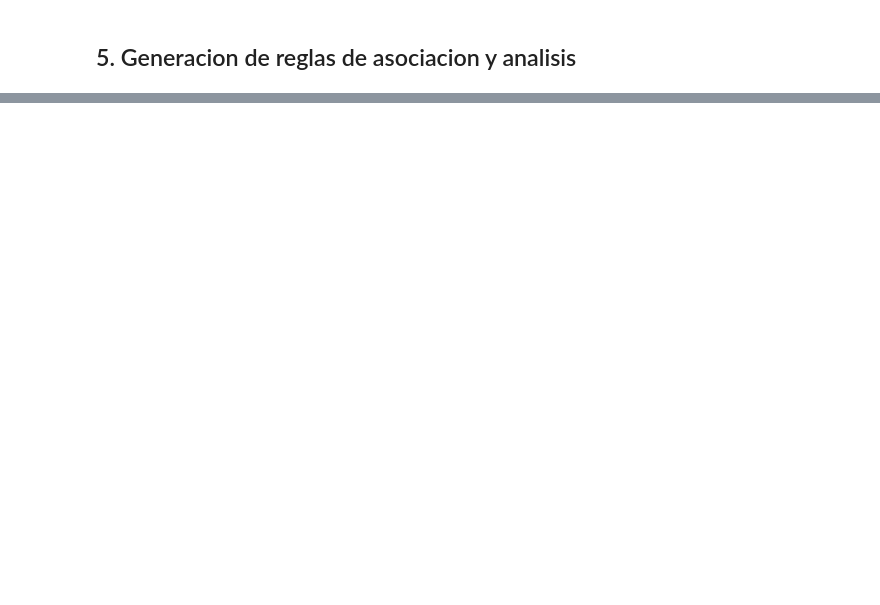
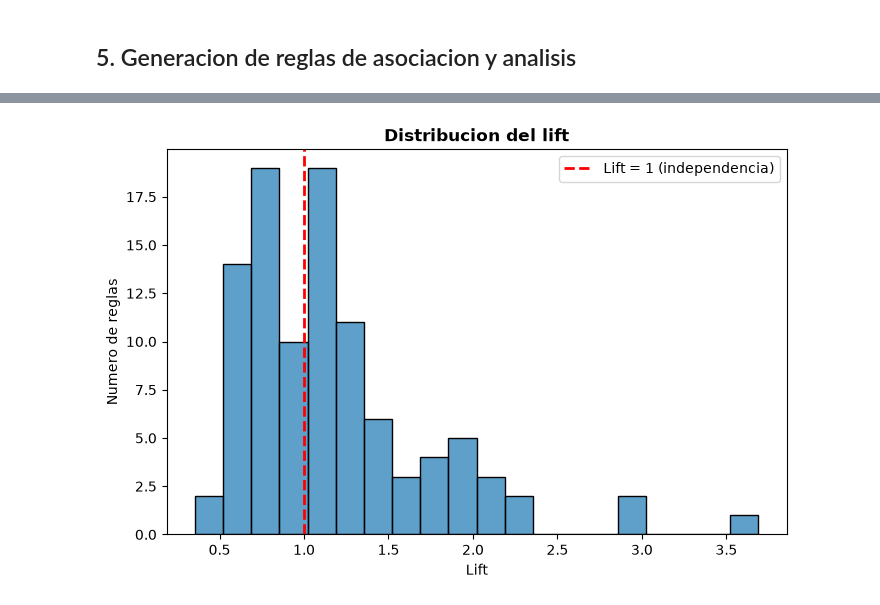
Before and after one commit to jnegrete2005/pcd-practica01, a Jupyter notebook: result.ipynb, the cells around one changed output, grey strips where cells are left out. Saved outputs shown, nothing was run; the diff lists cells and outputs as text; code cells hidden in the pictures; blank space fills up the shorter version.

```diff
--- a/result.ipynb
+++ b/result.ipynb
@@ -792,0 +823,16 @@ A continuacion inspeccionamos las reglas mas relevantes bajo tres perspectivas f
+# %%
+
+fig, ax = plt.subplots(figsize=(8, 5))
+sns.histplot(rules["lift"], bins=20, color="#2980b9", edgecolor="black", ax=ax)
+ax.axvline(
+    1.0, color="red", linestyle="--", linewidth=2, label="Lift = 1 (independencia)"
+)
+ax.set_title("Distribucion del lift", fontsize=12, fontweight="bold")
+ax.set_xlabel("Lift")
+ax.set_ylabel("Numero de reglas")
+ax.legend()
+
+plt.show()
+plt.close()
+# %% [output]
+[figure, added]
```
Also changed, not shown: parts of 24 cells of this notebook, 1 other file.
